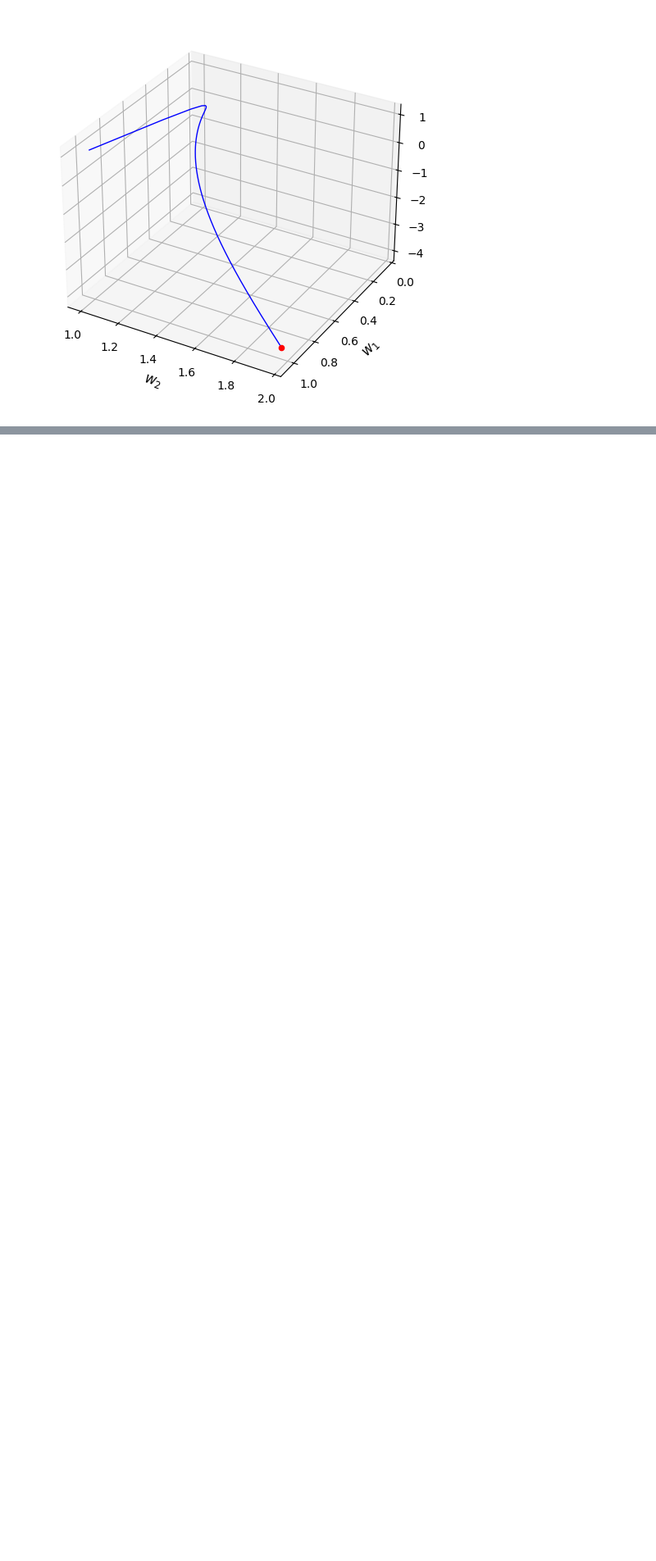
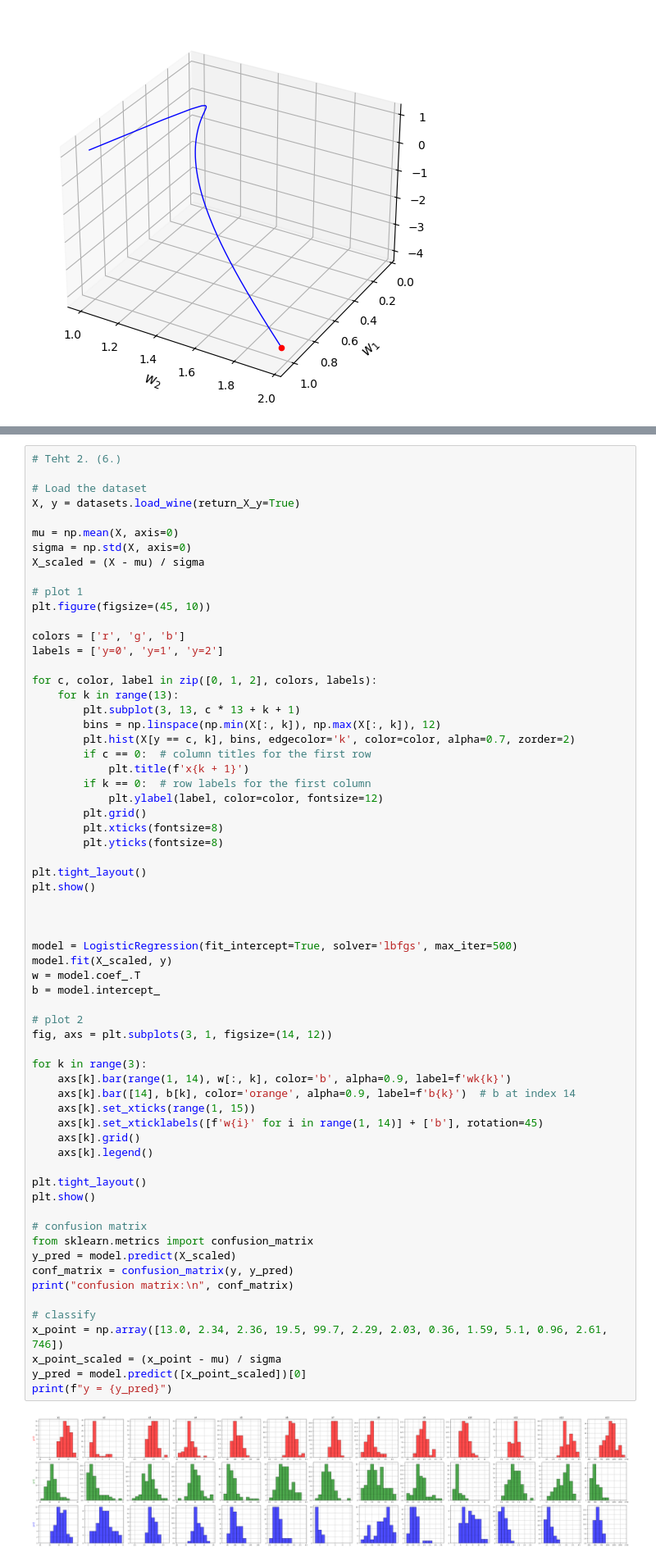
Before and after one commit to kajok88/Intro2AI, a Jupyter notebook: teht.ipynb, the cells around one changed output, grey strips where cells are left out. Shown at 82% size. Cells and saved outputs as stored; diff of their text form; blank space fills up the shorter version.

```diff
--- a/teht.ipynb
+++ b/teht.ipynb
@@ -294,0 +375,66 @@ plt.show()
+# %%
+# Teht 2. (6.)
+
+# Load the dataset
+X, y = datasets.load_wine(return_X_y=True)
+
+mu = np.mean(X, axis=0)
+sigma = np.std(X, axis=0)
+X_scaled = (X - mu) / sigma
+
+# plot 1
+plt.figure(figsize=(45, 10))
+
+colors = ['r', 'g', 'b']
+labels = ['y=0', 'y=1', 'y=2']
+
+for c, color, label in zip([0, 1, 2], colors, labels):
+    for k in range(13):
+        plt.subplot(3, 13, c * 13 + k + 1)
+        bins = np.linspace(np.min(X[:, k]), np.max(X[:, k]), 12)
+        plt.hist(X[y == c, k], bins, edgecolor='k', color=color, alpha=0.7, zorder=2)
+        if c == 0:  # column titles for the first row
+            plt.title(f'x{k + 1}')
+        if k == 0:  # row labels for the first column
+            plt.ylabel(label, color=color, fontsize=12)
+        plt.grid()
+        plt.xticks(fontsize=8)
+        plt.yticks(fontsize=8)
+
+plt.tight_layout()
+plt.show()
+
+
+
+model = LogisticRegression(fit_intercept=True, solver='lbfgs', max_iter=500)
+model.fit(X_scaled, y)
+w = model.coef_.T
+b = model.intercept_
+
+# plot 2
+fig, axs = plt.subplots(3, 1, figsize=(14, 12))
+
+for k in range(3):
+    axs[k].bar(range(1, 14), w[:, k], color='b', alpha=0.9, label=f'wk{k}')
+    axs[k].bar([14], b[k], color='orange', alpha=0.9, label=f'b{k}')  # b at index 14
+    axs[k].set_xticks(range(1, 15))
+    axs[k].set_xticklabels([f'w{i}' for i in range(1, 14)] + ['b'], rotation=45)
+    axs[k].grid()
+    axs[k].legend()
+
+plt.tight_layout()
+plt.show()
+
+# confusion matrix
+from sklearn.metrics import confusion_matrix
+y_pred = model.predict(X_scaled)
+conf_matrix = confusion_matrix(y, y_pred)
+print("confusion matrix:\n", conf_matrix)
+
+# classify
+x_point = np.array([13.0, 2.34, 2.36, 19.5, 99.7, 2.29, 2.03, 0.36, 1.59, 5.1, 0.96, 2.61, 746])
+x_point_scaled = (x_point - mu) / sigma
+y_pred = model.predict([x_point_scaled])[0]
+print(f"y = {y_pred}")
+# %% [output]
+[figure, added]
```
Also changed, not shown: parts of 5 cells of this notebook.
